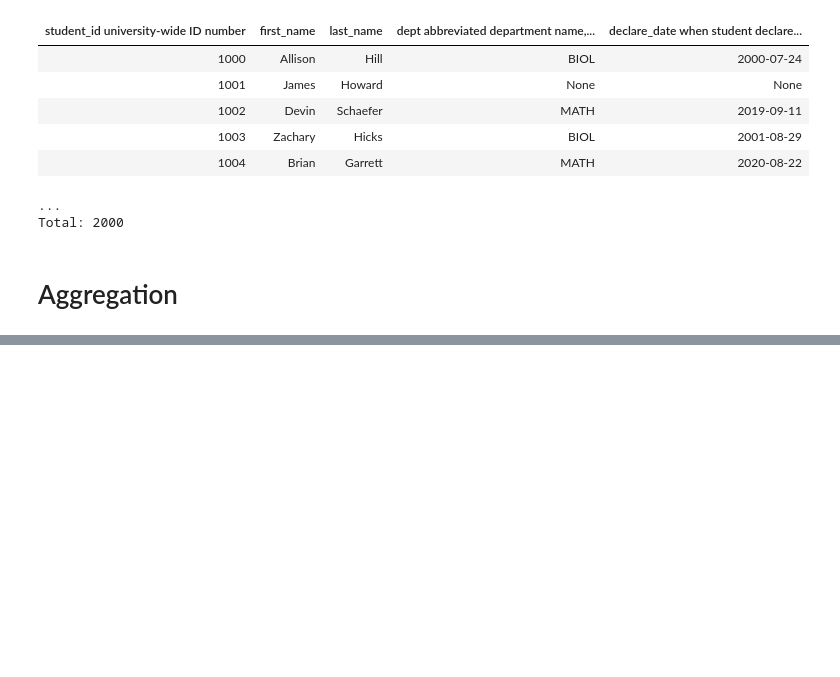
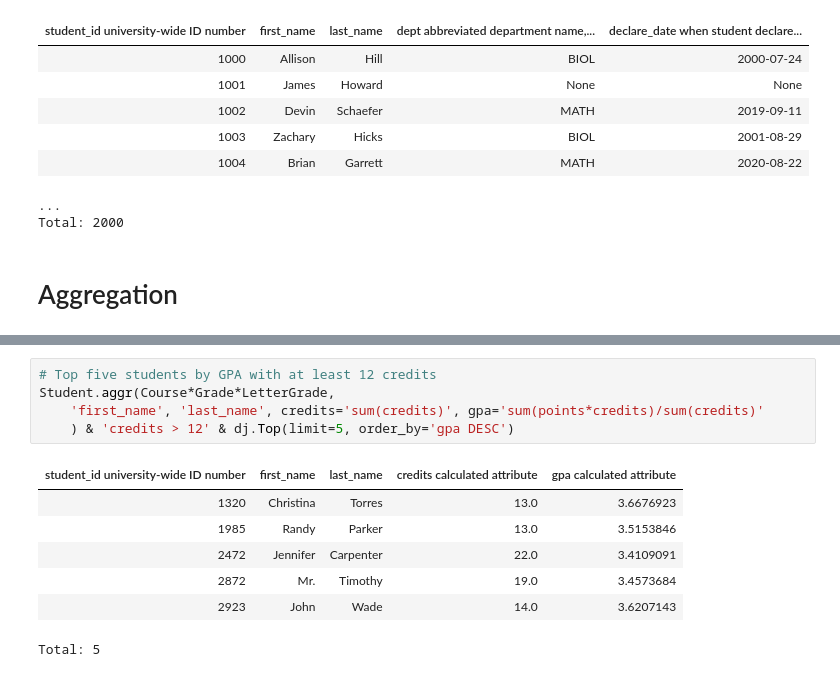
Before and after one commit to dimitri-yatsenko/datajoint-book, a Jupyter notebook: book/80-examples/016-university-queries.ipynb, the cells around one changed output, grey strips where cells are left out. Saved outputs shown, nothing was run; the diff lists cells and outputs as text; blank space fills up the shorter version.

```diff
--- a/book/80-examples/016-university-queries.ipynb
+++ b/book/80-examples/016-university-queries.ipynb
@@ -283,0 +329,13 @@ Total: 2000
+# %%
+# Top five students by GPA with at least 12 credits
+Student.aggr(Course*Grade*LetterGrade,
+    'first_name', 'last_name', credits='sum(credits)', gpa='sum(points*credits)/sum(credits)'
+    ) & 'credits > 12' & dj.Top(limit=5, order_by='gpa DESC')
+# %% [output]
+| student_id university-wide ID number | first_name | last_name | credits calculated attribute | gpa calculated attribute |
+| 1320 | Christina | Torres | 13.0 | 3.6676923 |
+| 1985 | Randy | Parker | 13.0 | 3.5153846 |
+| 2472 | Jennifer | Carpenter | 22.0 | 3.4109091 |
+| 2872 | Mr. | Timothy | 19.0 | 3.4573684 |
+| 2923 | John | Wade | 14.0 | 3.6207143 |
+Total: 5
```
Also changed, not shown: parts of 4 cells of this notebook, 5 other files.
